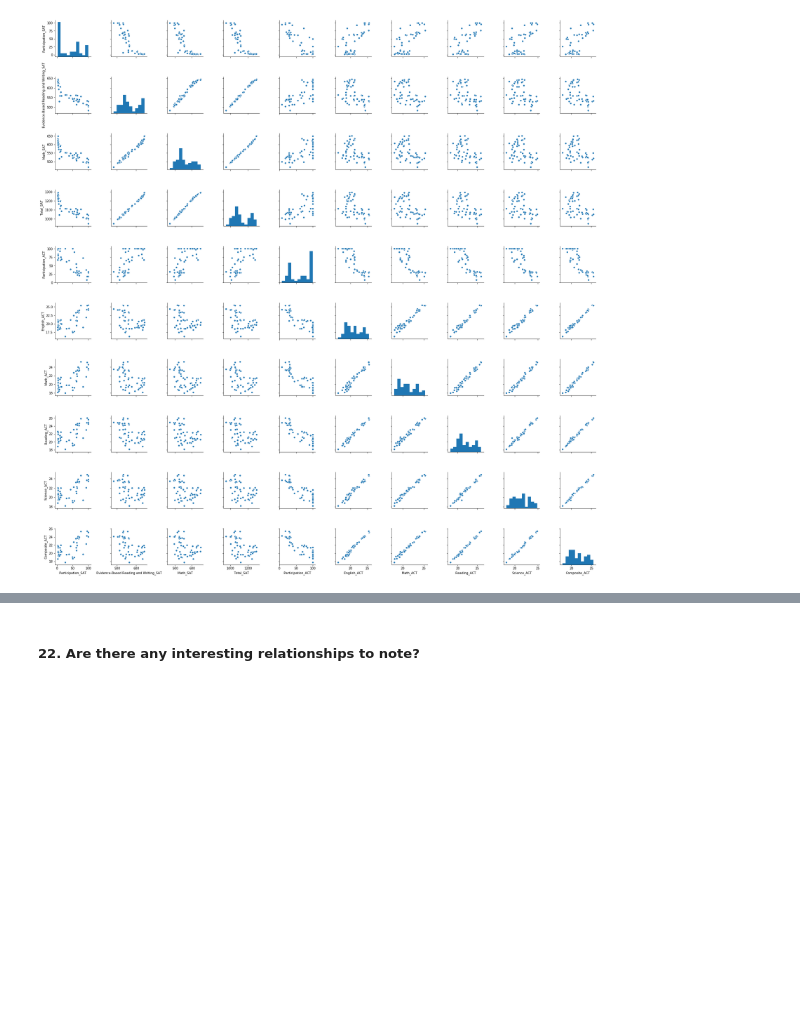
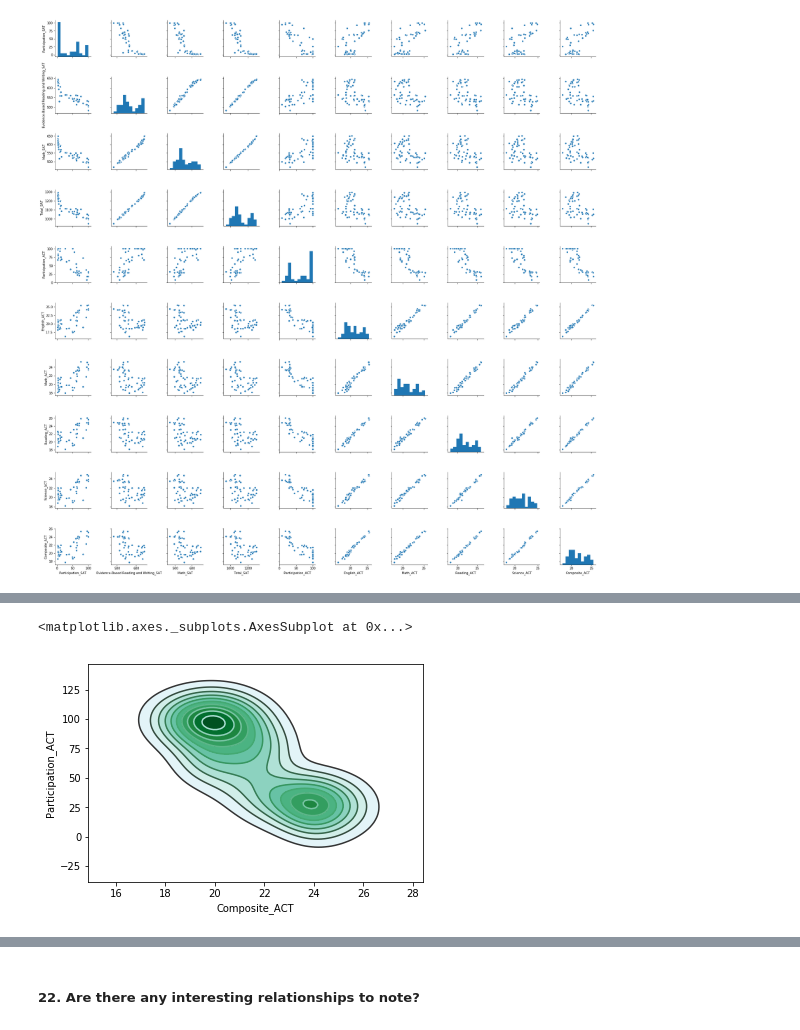
Before and after one commit to jtimdwyer/test-scores, a Jupyter notebook: Tim_Dwyer_LA_4/code/starter-code.ipynb, the cells around one changed output, grey strips where cells are left out. Saved outputs shown, nothing was run; the diff lists cells and outputs as text; code cells hidden in the pictures; blank space fills up the shorter version.

```diff
--- a/Tim_Dwyer_LA_4/code/starter-code.ipynb
+++ b/Tim_Dwyer_LA_4/code/starter-code.ipynb
@@ -483,0 +502,6 @@ sns.pairplot(combined.drop(combined[combined['State'] == 'Standard Deviation'].i
+# %%
+sns.kdeplot(combined['Composite_ACT'],combined['Participation_ACT'],shade=True,shade_lowest=False)
+sns.kdeplot(combined['Composite_ACT'],combined['Participation_ACT'])
+# %% [output]
+<matplotlib.axes._subplots.AxesSubplot at 0x...>
+[figure, added]
```
Also changed, not shown: parts of 7 cells of this notebook, 3 other files.
